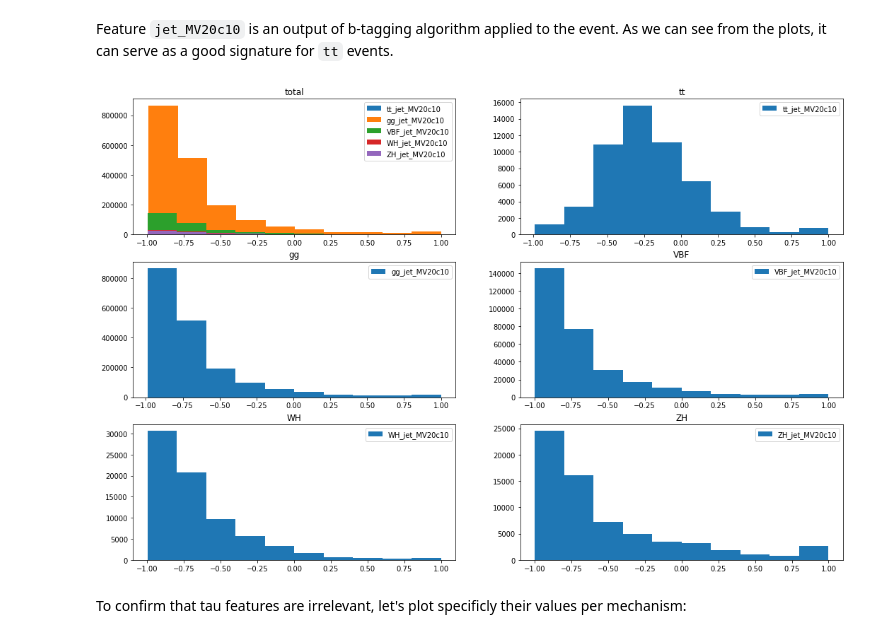
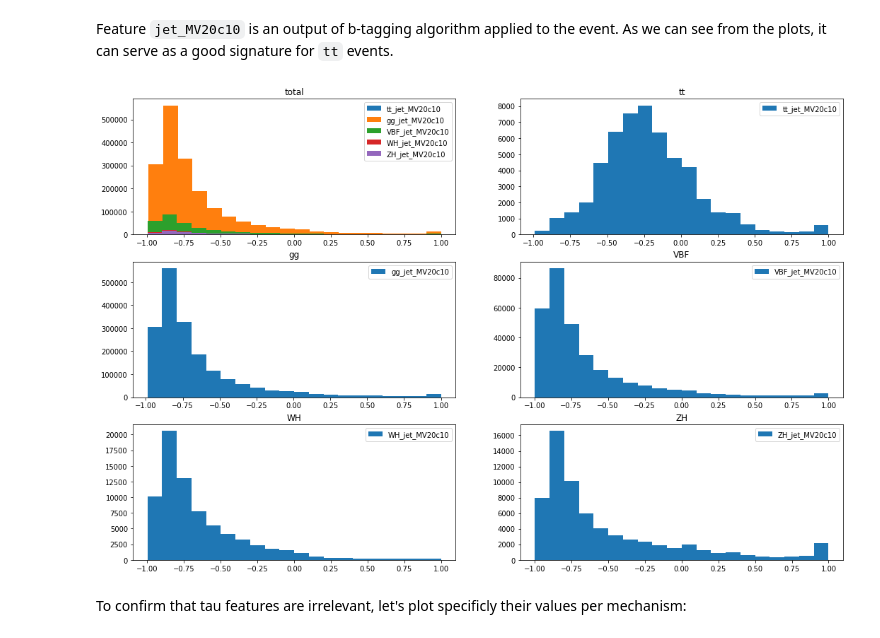
Before and after one commit to vindex10/rbpp-projects, a Jupyter notebook: project-final/eda.ipynb, the cells around one changed output. Saved outputs shown, nothing was run; the diff lists cells and outputs as text; code cells hidden in the pictures.

```diff
--- a/project-final/eda.ipynb
+++ b/project-final/eda.ipynb
@@ -145,6 +145,7 @@ def per_axis(func, events):
         func(the_ax, key, val)
         func(main, key, val)
     main.set_title("total")
+    return fig
 # %% [markdown]
 We begin with plotting event numbers for different kinds of particles per source. We see that:
 
@@ -178,12 +187,12 @@ per_axis(plot_jet_jvt, events)
 Feature `jet_MV20c10` is an output of b-tagging algorithm applied to the event. As we can see from the plots, it can serve as a good signature for `tt` events.
 # %%
 def plot_jet_MV2c10(ax, key, events):
-    ax.hist(events[b"jet_MV2c10"].mean(), weights=events[b"mcWeight"], label=f"{key}_jet_MV20c10")
+    ax.hist(events[b"jet_MV2c10"].mean(), weights=events[b"mcWeight"], label=f"{key}_jet_MV20c10", bins=20)
     ax.legend()
     ax.set_title(key)
-per_axis(plot_jet_MV2c10, events)
+per_axis(plot_jet_MV2c10, events).savefig("output/mv20c10_numbers.png")
 # %% [output]
-[figure, old version]
+[figure, new version]
 # %% [markdown]
 To confirm that tau features are irrelevant, let's plot specificly their values per mechanism:
 # %%
```
Also changed, not shown: parts of 8 cells of this notebook, 2 other files.
